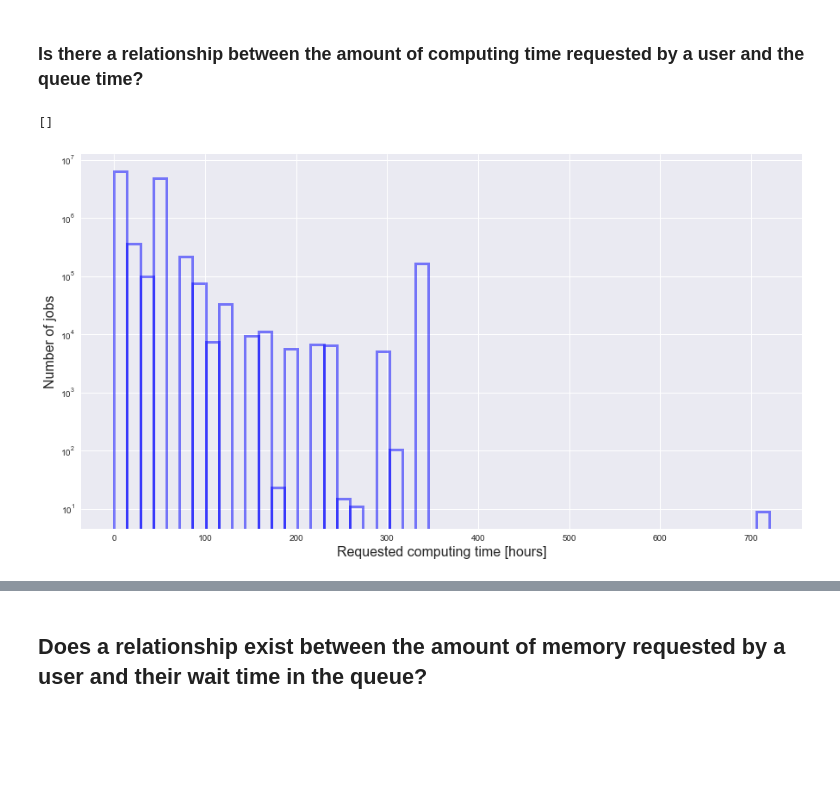
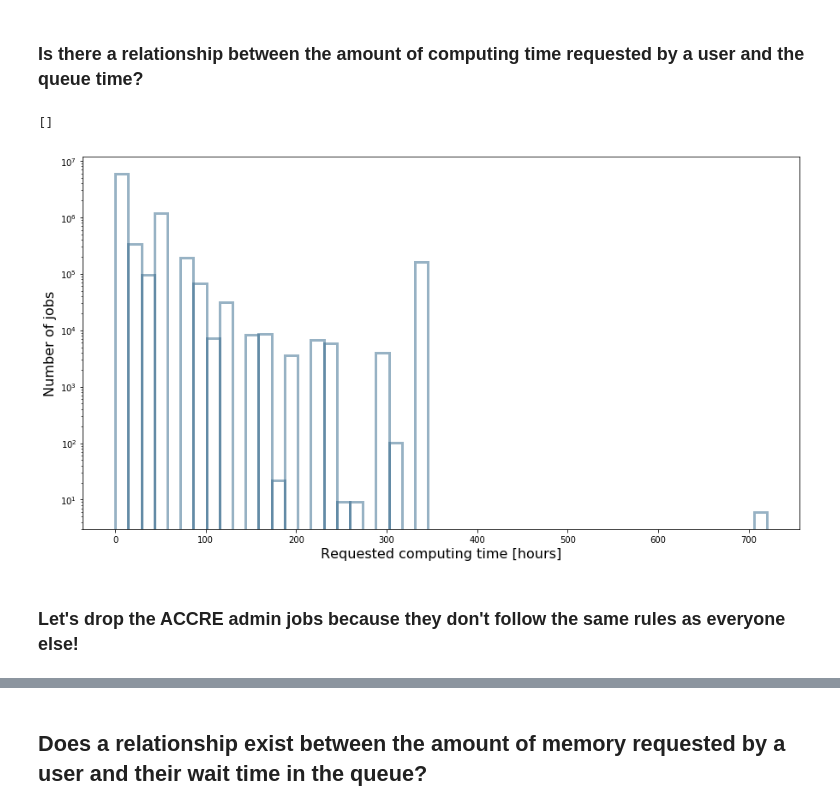
Before and after one commit to Cjcarlevato/data-question-2-dream-crushers, a Jupyter notebook: ACCREpresentation.ipynb, the cells around one changed output, grey strips where cells are left out. Saved outputs shown, nothing was run; the diff lists cells and outputs as text; code cells hidden in the pictures; blank space fills up the shorter version.

```diff
--- a/ACCREpresentation.ipynb
+++ b/ACCREpresentation.ipynb
@@ -1,19 +3,22 @@
 # %%
 import numpy as np
 import pandas as pd
-import seaborn as sns; sns.set()
+import seaborn as sns #; sns.set()
 import matplotlib.pyplot as plt
+import datetime as dt
 from mpl_toolkits.mplot3d import Axes3D
 from datetime import time
 import matplotlib.dates as mdates
 %matplotlib notebook
 %matplotlib inline
-plt.style.use('seaborn')
+#plt.style.use('seaborn')
 sns.set_palette("muted")
+import warnings
+warnings.filterwarnings('ignore')
 # %%
 filePath = 'data/july-2017-thru-june-2018.txt'
 # %%
-accre_data = pd.read_csv(filePath, delimiter='|',dtype='str')
+accre_data = pd.read_csv(filePath, delimiter='|')
 # %% [markdown]
 ## Q1: What is the relationship between queue time and (a) amount of memory requested, (b) amount of computing time requested? (Glenna)
 # %% [markdown]
@@ -21,2 +26,2 @@ accre_data = pd.read_csv(filePath, delimiter='|',dtype='str')
 # %%
-accre_data = accre_data.loc[accre_data.Partition == 'production']
+accre_data = accre_data.loc[(accre_data.Partition == 'production') & ~(accre_data.State.str.contains('CANCELLED'))]
@@ -59,10 +72,12 @@ accre_data['ReqHMS'] = pd.to_timedelta(accre_data.Timelimit.str[-7::]).astype('t
 ### Is there a relationship between the amount of computing time requested by a user and the queue time?
 # %%
 plt.figure(figsize=(15,8))
-sns.distplot(accre_data.ReqD+accre_data.ReqHMS,kde=False,bins=50,hist_kws={"histtype": "bar", "linewidth": 3,"alpha": 0.5, "edgecolor": "blue", "facecolor": "None"})
+sns.distplot(accre_data.ReqD+accre_data.ReqHMS,kde=False,hist_kws={"histtype": "bar", "linewidth": 3,"alpha": 0.5, "edgecolor": "#31668a", "facecolor": "None"})
 plt.xlabel('Requested computing time [hours]',fontsize=16)
 plt.ylabel('Number of jobs',fontsize=16)
 plt.semilogy()
 # %% [output]
 []
-[figure, old version]
+[figure, new version]
+# %% [markdown]
+### Let's drop the ACCRE admin jobs because they don't follow the same rules as everyone else!
```
Also changed, not shown: parts of 98 cells of this notebook.
